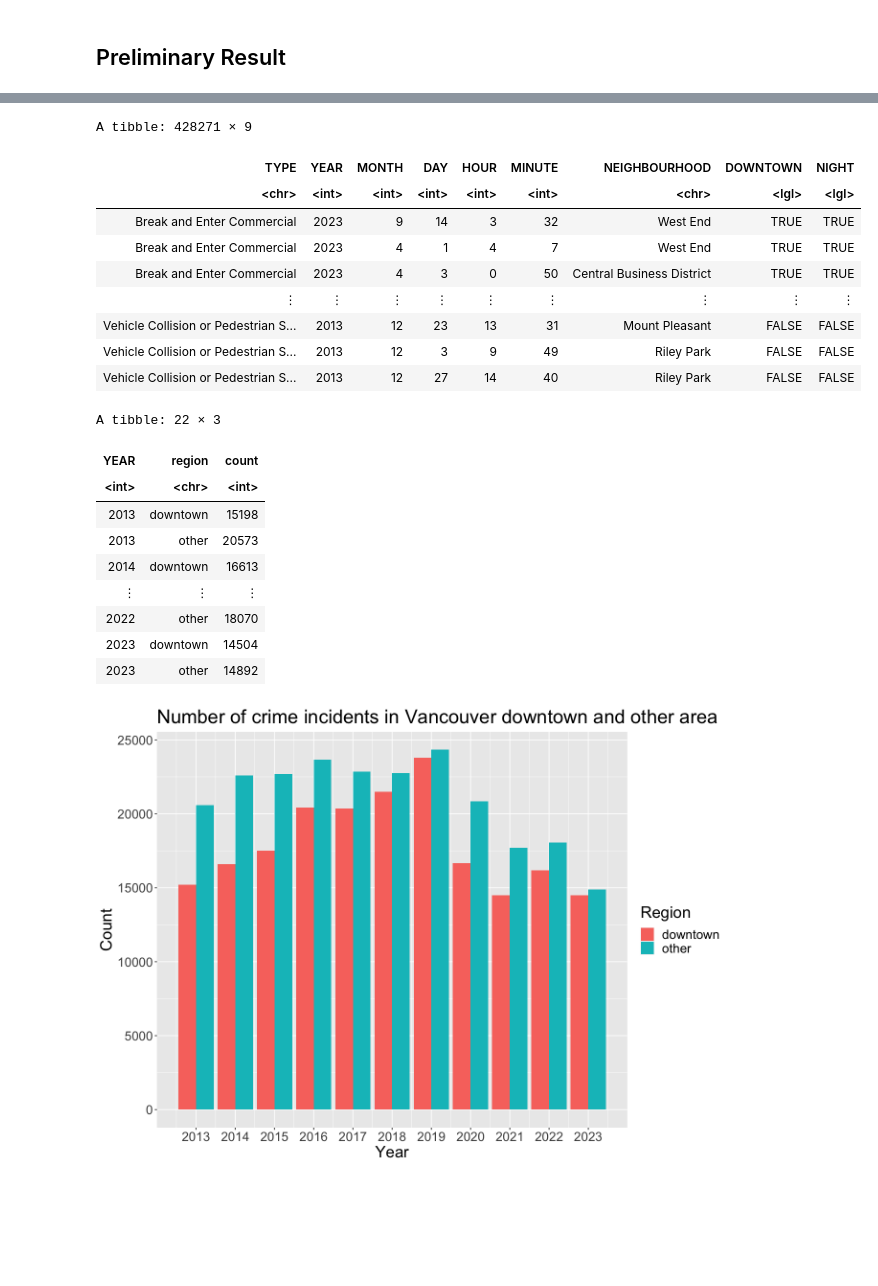
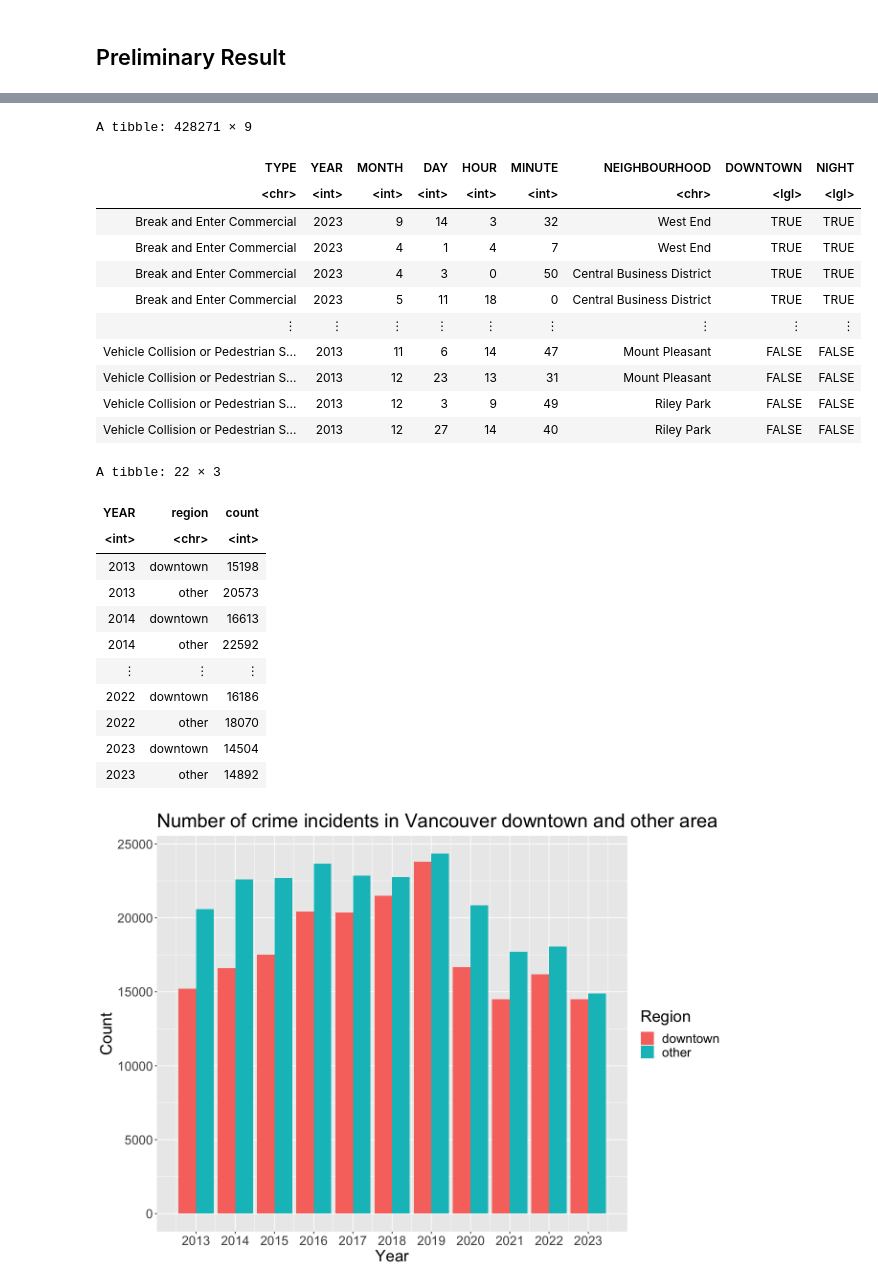
Before and after one commit to AllenCheng5186/STAT201-Group16-Group-Project, a Jupyter notebook: Preliminary Result.ipynb, the cells around one changed output, grey strips where cells are left out. Saved outputs shown, nothing was run; the diff lists cells and outputs as text; code cells hidden in the pictures; blank space fills up the shorter version.

```diff
--- a/Preliminary Result.ipynb
+++ b/Preliminary Result.ipynb
@@ -55,30 +57,34 @@ A spec_tbl_df: 428271 × 10
 | Vehicle Collision or Pedestrian S... | 2013 | 12 | 3 | 9 | 49 | YUKON ST / W KING EDWARD AVE | Riley Park | 491835 | 5455126 |
 | Vehicle Collision or Pedestrian S... | 2013 | 12 | 27 | 14 | 40 | YUKON ST / W KING EDWARD AVE | Riley Park | 491835 | 5455126 |
 # %%
+# mutate two more colnumes of region (happen in downtown or not) and whether it is happen at night
 crimedata_AllNBHD_23_13 <- crimedata_AllNBHD_23_13 |>
     select(!c('HUNDRED_BLOCK', 'X','Y')) |>
     mutate(YEAR = as.integer(YEAR),
            MONTH = as.integer(MONTH),
            DAY = as.integer(DAY),
            HOUR = as.integer(HOUR),
            MINUTE = as.integer(MINUTE)) |>
     arrange(by = desc(YEAR)) |>
     mutate(DOWNTOWN = NEIGHBOURHOOD %in% c("Central Business District", "West End", "Stanley Park", "Strathcona"),
-           NIGHT = !(HOUR %in% c(8:19)))
+           NIGHT = !(HOUR %in% c(6:17)))
 
 crimedata_AllNBHD_23_13
 # %% [output]
 A tibble: 428271 × 9
 | TYPE | YEAR | MONTH | DAY | HOUR | MINUTE | NEIGHBOURHOOD | DOWNTOWN | NIGHT |
 | <chr> | <int> | <int> | <int> | <int> | <int> | <chr> | <lgl> | <lgl> |
 | Break and Enter Commercial | 2023 | 9 | 14 | 3 | 32 | West End | TRUE | TRUE |
 | Break and Enter Commercial | 2023 | 4 | 1 | 4 | 7 | West End | TRUE | TRUE |
 | Break and Enter Commercial | 2023 | 4 | 3 | 0 | 50 | Central Business District | TRUE | TRUE |
+| Break and Enter Commercial | 2023 | 5 | 11 | 18 | 0 | Central Business District | TRUE | TRUE |
 | ⋮ | ⋮ | ⋮ | ⋮ | ⋮ | ⋮ | ⋮ | ⋮ | ⋮ |
+| Vehicle Collision or Pedestrian S... | 2013 | 11 | 6 | 14 | 47 | Mount Pleasant | FALSE | FALSE |
 | Vehicle Collision or Pedestrian S... | 2013 | 12 | 23 | 13 | 31 | Mount Pleasant | FALSE | FALSE |
 | Vehicle Collision or Pedestrian S... | 2013 | 12 | 3 | 9 | 49 | Riley Park | FALSE | FALSE |
 | Vehicle Collision or Pedestrian S... | 2013 | 12 | 27 | 14 | 40 | Riley Park | FALSE | FALSE |
 # %%
+# summarize the count of incidents happen in two categories of region (downtwon & other)
 criminedata_summary <- crimedata_AllNBHD_23_13 |>
     group_by(YEAR) |>
     summarize(downtown = sum(DOWNTOWN),
@@ -93,7 +99,9 @@ A tibble: 22 × 3
 | 2013 | downtown | 15198 |
 | 2013 | other | 20573 |
 | 2014 | downtown | 16613 |
+| 2014 | other | 22592 |
 | ⋮ | ⋮ | ⋮ |
+| 2022 | downtown | 16186 |
 | 2022 | other | 18070 |
 | 2023 | downtown | 14504 |
 | 2023 | other | 14892 |
```
Also changed, not shown: parts of 8 cells of this notebook.
